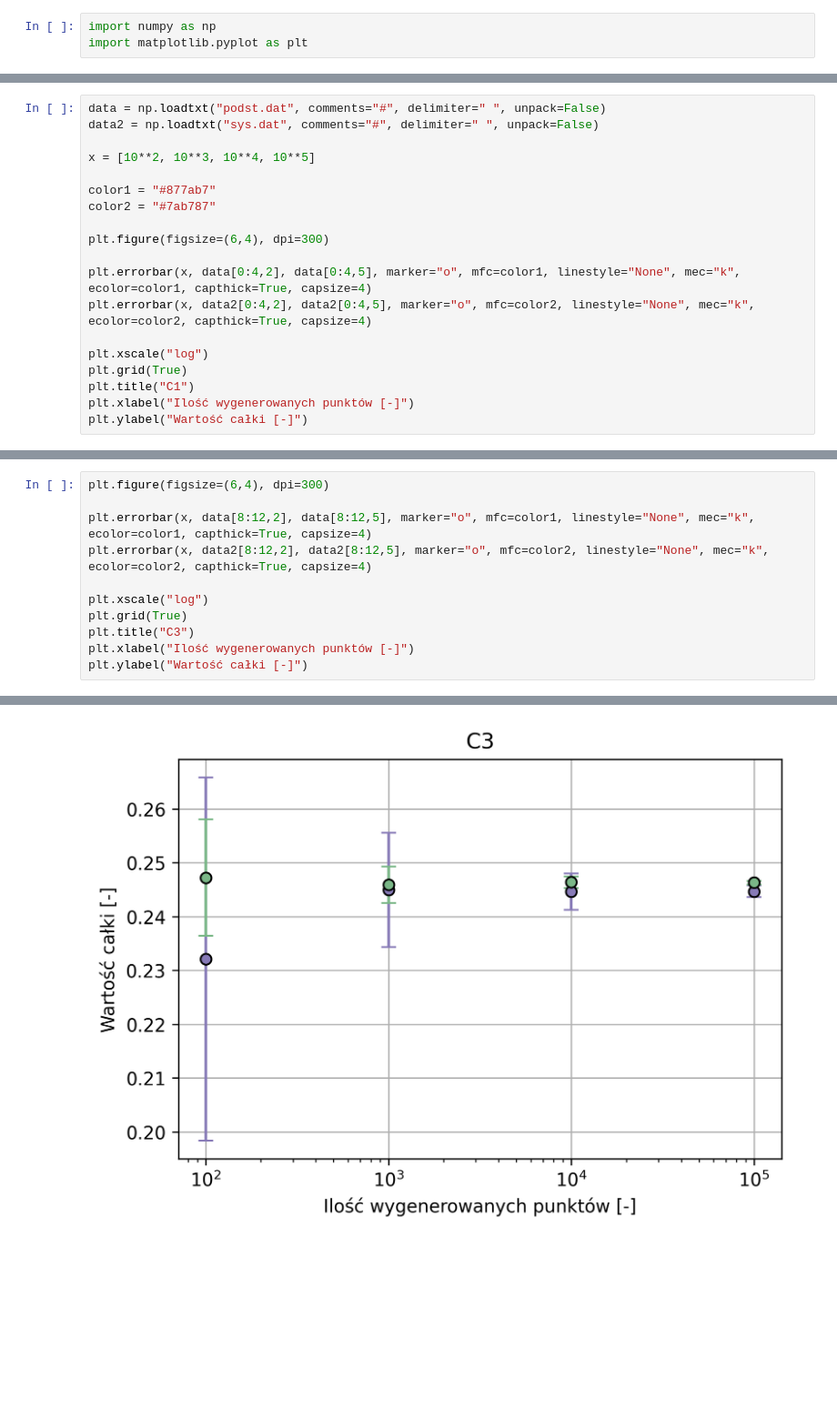
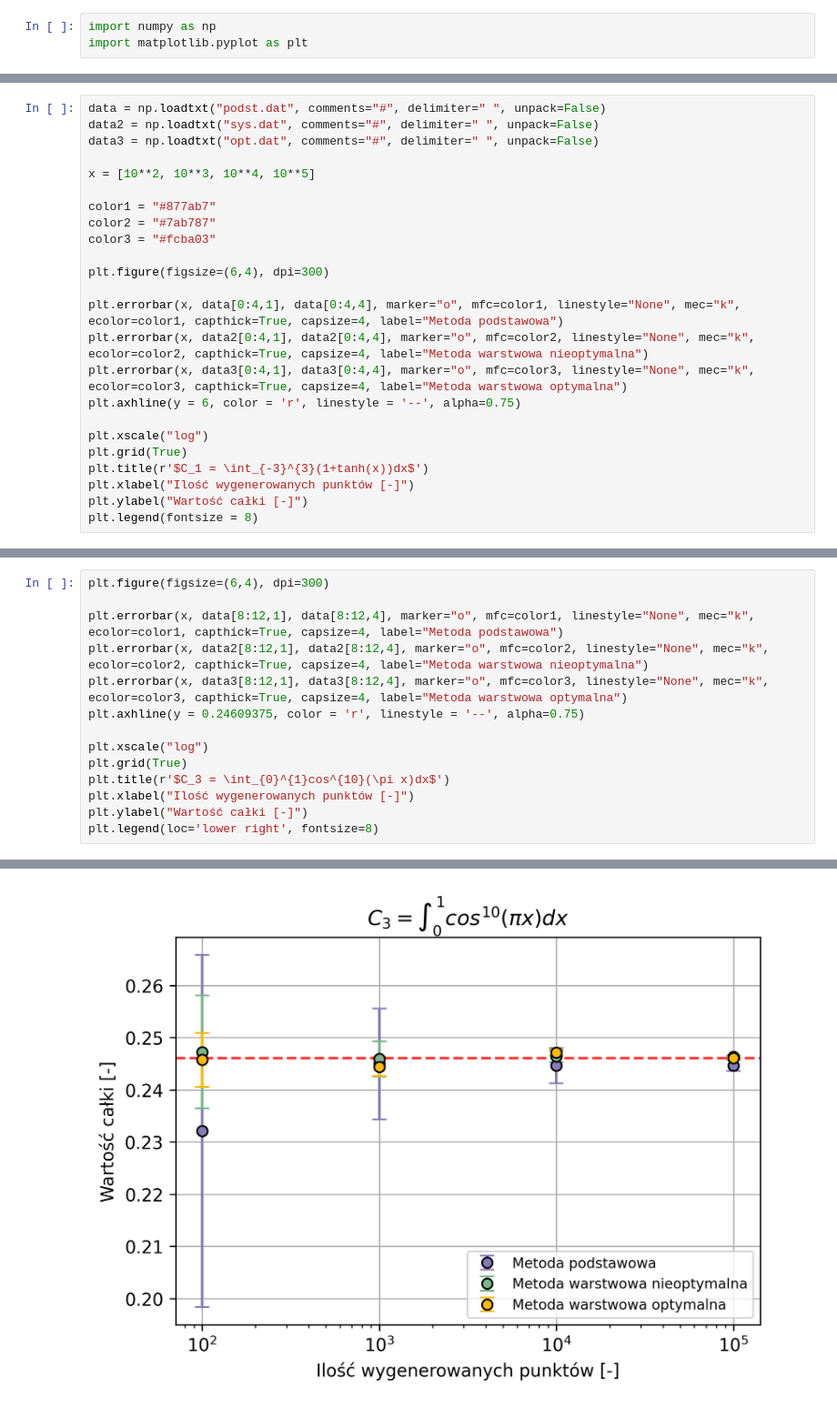
Before and after one commit to lruba939/Monte-Carlo, a Jupyter notebook: Lab 5/obrazy.ipynb, the cells around one changed output, grey strips where cells are left out. Shown at 91% size. Saved outputs shown, nothing was run; the diff lists cells and outputs as text; blank space fills up the shorter version.

```diff
--- a/Lab 5/obrazy.ipynb
+++ b/Lab 5/obrazy.ipynb
@@ -15,20 +154,25 @@ plt.legend()
 # %%
 data = np.loadtxt("podst.dat", comments="#", delimiter=" ", unpack=False)
 data2 = np.loadtxt("sys.dat", comments="#", delimiter=" ", unpack=False)
+data3 = np.loadtxt("opt.dat", comments="#", delimiter=" ", unpack=False)
 
 x = [10**2, 10**3, 10**4, 10**5]
 
 color1 = "#877ab7"
 color2 = "#7ab787"
+color3 = "#fcba03"
 
 plt.figure(figsize=(6,4), dpi=300)
 
-plt.errorbar(x, data[0:4,2], data[0:4,5], marker="o", mfc=color1, linestyle="None", mec="k", ecolor=color1, capthick=True, capsize=4)
-plt.errorbar(x, data2[0:4,2], data2[0:4,5], marker="o", mfc=color2, linestyle="None", mec="k", ecolor=color2, capthick=True, capsize=4)
+plt.errorbar(x, data[0:4,1], data[0:4,4], marker="o", mfc=color1, linestyle="None", mec="k", ecolor=color1, capthick=True, capsize=4, label="Metoda podstawowa")
+plt.errorbar(x, data2[0:4,1], data2[0:4,4], marker="o", mfc=color2, linestyle="None", mec="k", ecolor=color2, capthick=True, capsize=4, label="Metoda warstwowa nieoptymalna")
+plt.errorbar(x, data3[0:4,1], data3[0:4,4], marker="o", mfc=color3, linestyle="None", mec="k", ecolor=color3, capthick=True, capsize=4, label="Metoda warstwowa optymalna")
+plt.axhline(y = 6, color = 'r', linestyle = '--', alpha=0.75)
 
 plt.xscale("log")
 plt.grid(True)
-plt.title("C1")
+plt.title(r'$C_1 = \int_{-3}^{3}(1+tanh(x))dx$')
 plt.xlabel("Ilość wygenerowanych punktów [-]")
 plt.ylabel("Wartość całki [-]")
+plt.legend(fontsize = 8)
 # %% [output]
@@ -51,12 +198,15 @@ Text(0, 0.5, 'Wartość całki [-]')
 # %%
 plt.figure(figsize=(6,4), dpi=300)
 
-plt.errorbar(x, data[8:12,2], data[8:12,5], marker="o", mfc=color1, linestyle="None", mec="k", ecolor=color1, capthick=True, capsize=4)
-plt.errorbar(x, data2[8:12,2], data2[8:12,5], marker="o", mfc=color2, linestyle="None", mec="k", ecolor=color2, capthick=True, capsize=4)
+plt.errorbar(x, data[8:12,1], data[8:12,4], marker="o", mfc=color1, linestyle="None", mec="k", ecolor=color1, capthick=True, capsize=4, label="Metoda podstawowa")
+plt.errorbar(x, data2[8:12,1], data2[8:12,4], marker="o", mfc=color2, linestyle="None", mec="k", ecolor=color2, capthick=True, capsize=4, label="Metoda warstwowa nieoptymalna")
+plt.errorbar(x, data3[8:12,1], data3[8:12,4], marker="o", mfc=color3, linestyle="None", mec="k", ecolor=color3, capthick=True, capsize=4, label="Metoda warstwowa optymalna")
+plt.axhline(y = 0.24609375, color = 'r', linestyle = '--', alpha=0.75)
 
 plt.xscale("log")
 plt.grid(True)
-plt.title("C3")
+plt.title(r'$C_3 = \int_{0}^{1}cos^{10}(\pi x)dx$')
 plt.xlabel("Ilość wygenerowanych punktów [-]")
 plt.ylabel("Wartość całki [-]")
+plt.legend(loc='lower right', fontsize=8)
 # %% [output]
@@ -64 +214 @@ Text(0, 0.5, 'Wartość całki [-]')
-[figure, old version]
+[figure, new version]
```
Also changed, not shown: parts of 9 cells of this notebook, 15 other files.
